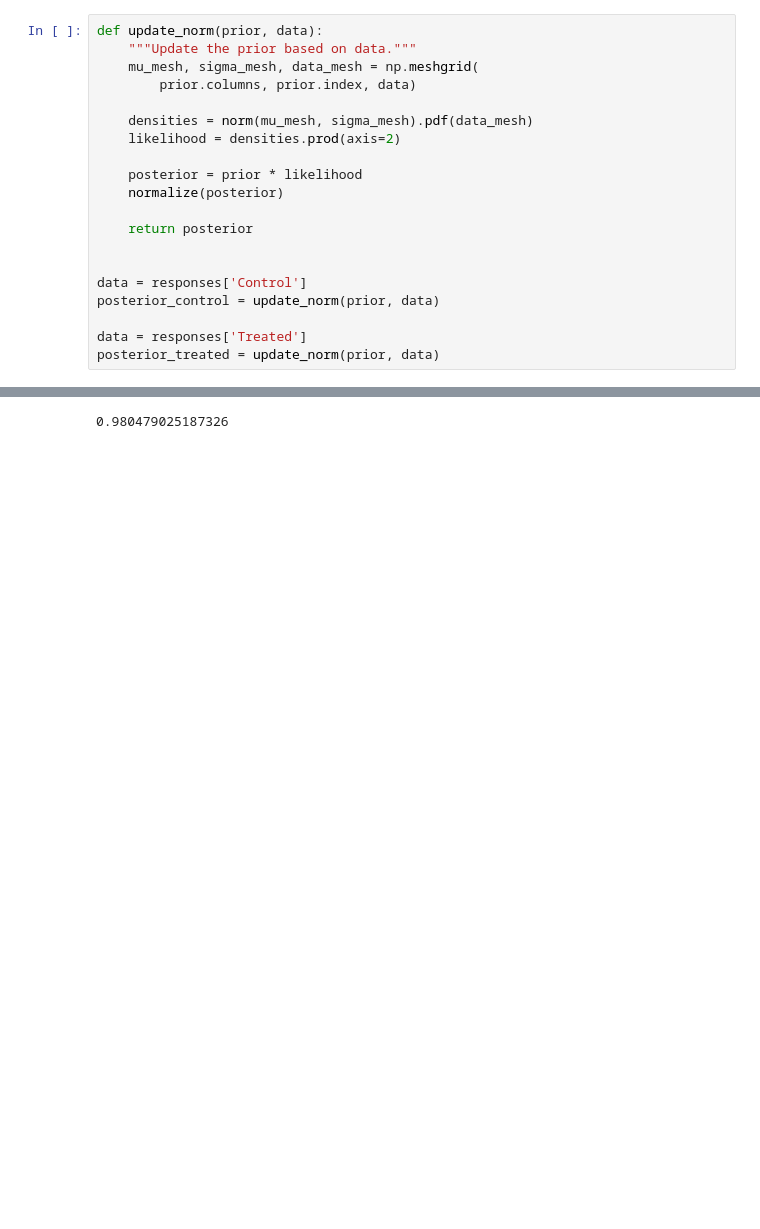
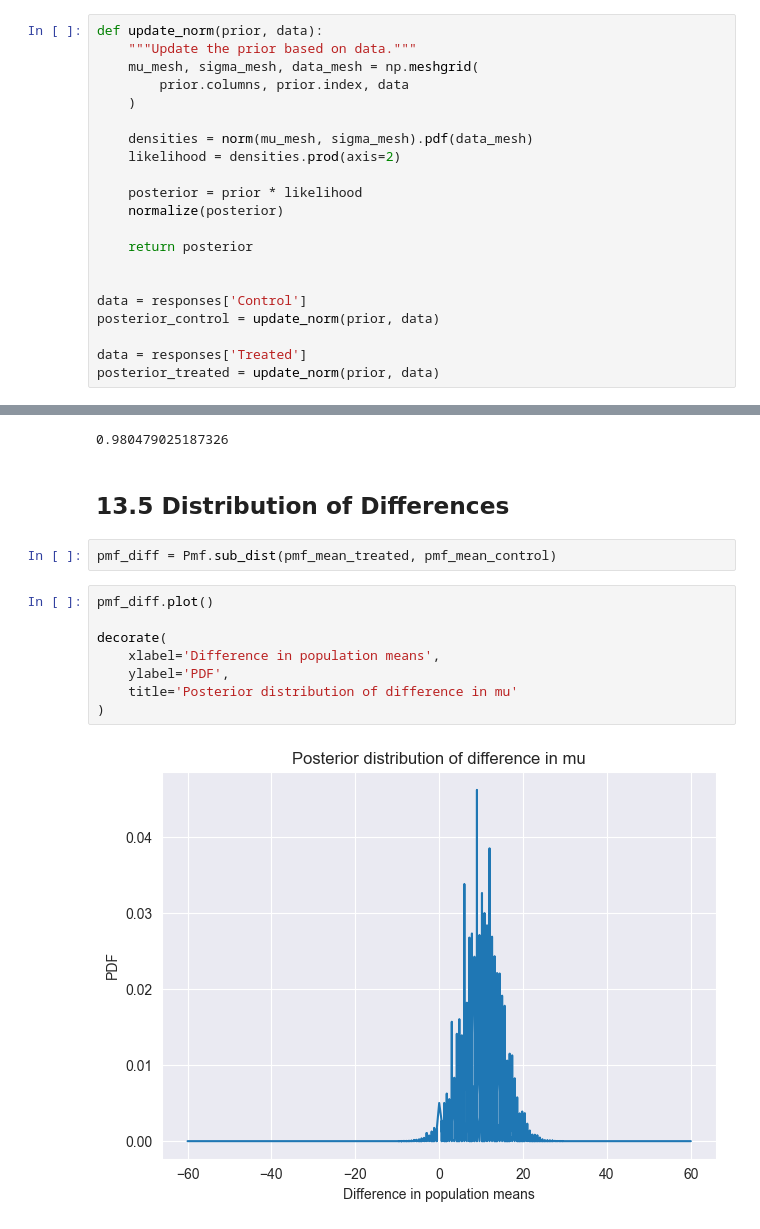
Before and after one commit to Xupeiyi/think-bayes, a Jupyter notebook: chapter13.ipynb, the cells around one changed output, grey strips where cells are left out. Cells and saved outputs as stored; diff of their text form; blank space fills up the shorter version.

```diff
--- a/chapter13.ipynb
+++ b/chapter13.ipynb
@@ -118,7 +118,8 @@ print(posterior.shape)
 def update_norm(prior, data):
     """Update the prior based on data."""
     mu_mesh, sigma_mesh, data_mesh = np.meshgrid(
-        prior.columns, prior.index, data)
+        prior.columns, prior.index, data
+    )
 
     densities = norm(mu_mesh, sigma_mesh).pdf(data_mesh)
     likelihood = densities.prod(axis=2)
@@ -168,3 +169,17 @@ decorate(
 Pmf.prob_gt(pmf_mean_treated, pmf_mean_control)
 # %% [output]
 0.980479025187326
+# %% [markdown]
+## 13.5 Distribution of Differences
+# %%
+pmf_diff = Pmf.sub_dist(pmf_mean_treated, pmf_mean_control)
+# %%
+pmf_diff.plot()
+
+decorate(
+    xlabel='Difference in population means',
+    ylabel='PDF',
+    title='Posterior distribution of difference in mu'
+)
+# %% [output]
+[figure, added]
```
Also changed, not shown: parts of 9 cells of this notebook.
